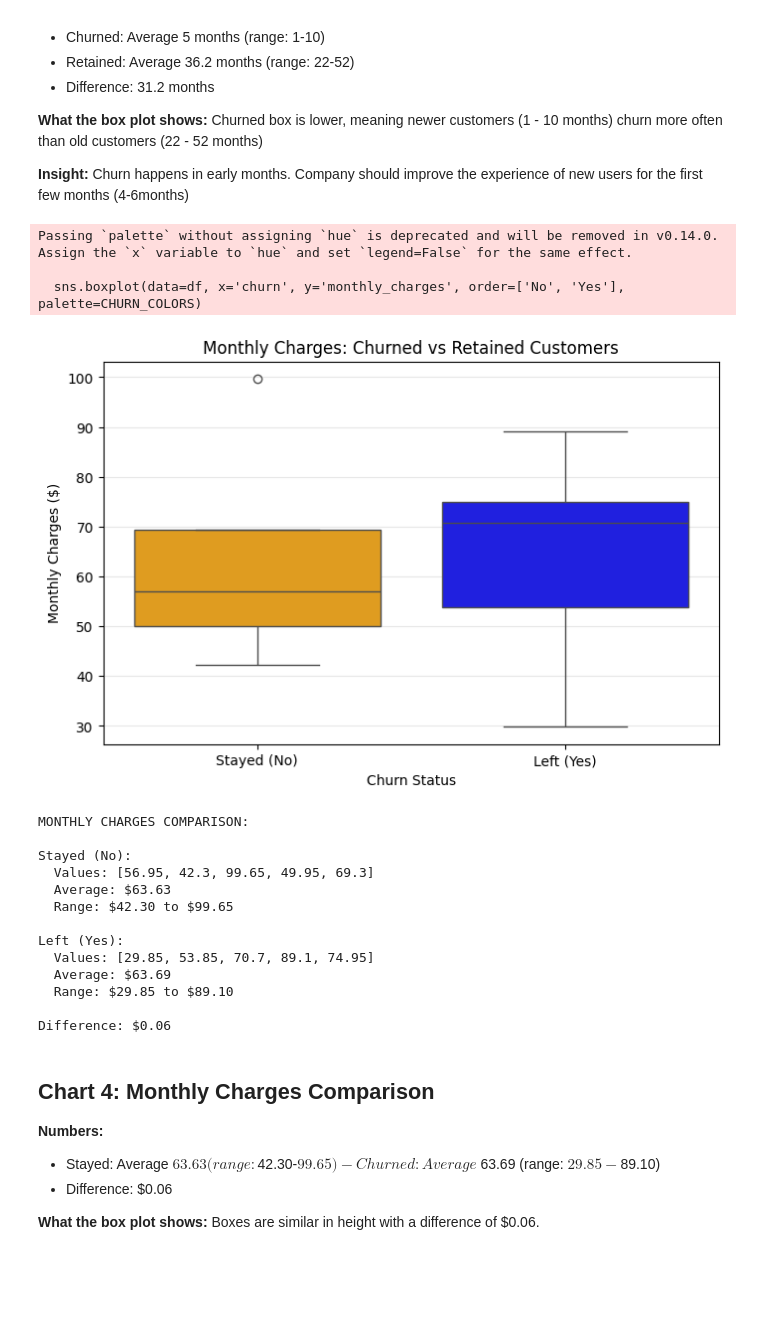
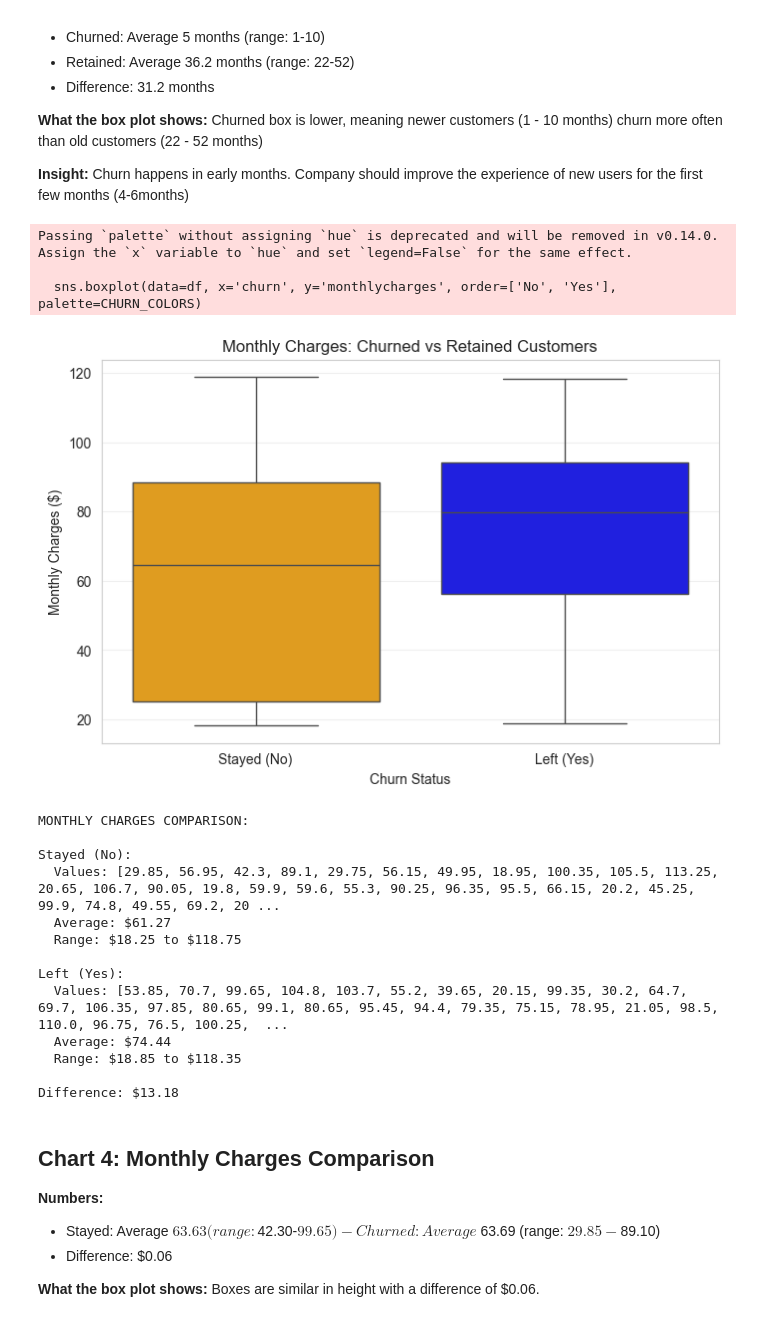
Before and after one commit to alexis-aquino/customer-churner, a Jupyter notebook: notebooks/01_load_data.ipynb, the cells around one changed output. Saved outputs shown, nothing was run; the diff lists cells and outputs as text; code cells hidden in the pictures; blank space fills up the shorter version.

```diff
--- a/notebooks/01_load_data.ipynb
+++ b/notebooks/01_load_data.ipynb
@@ -694,29 +709,29 @@ Churn happens in early months. Company should improve the experience of new user
 # %%
 # Box plot comparing monthly charges
 plt.figure(figsize=(8, 5))
-sns.boxplot(data=df, x='churn', y='monthly_charges', order=['No', 'Yes'], palette=CHURN_COLORS)
+sns.boxplot(data=df, x='churn', y='monthlycharges', order=['No', 'Yes'], palette=CHURN_COLORS)
 plt.title('Monthly Charges: Churned vs Retained Customers')
 plt.xlabel('Churn Status')
 plt.ylabel('Monthly Charges ($)')
 plt.xticks([0, 1], ['Stayed (No)', 'Left (Yes)'])
 plt.grid(axis='y', alpha=0.3)
 plt.show()
 # %% [output]
 Passing `palette` without assigning `hue` is deprecated and will be removed in v0.14.0. Assign the `x` variable to `hue` and set `legend=False` for the same effect.
 
-  sns.boxplot(data=df, x='churn', y='monthly_charges', order=['No', 'Yes'], palette=CHURN_COLORS)
+  sns.boxplot(data=df, x='churn', y='monthlycharges', order=['No', 'Yes'], palette=CHURN_COLORS)
-[figure, old version]
+[figure, new version]
 # %%
 print("MONTHLY CHARGES COMPARISON:\n")
 
 print("Stayed (No):")
-stayed = df[df['churn'] == 'No']['monthly_charges']
+stayed = df[df['churn'] == 'No']['monthlycharges']
 print(f"  Values: {stayed.tolist()}")
 print(f"  Average: ${stayed.mean():.2f}")
 print(f"  Range: ${stayed.min():.2f} to ${stayed.max():.2f}")
 
 print("\nLeft (Yes):")
-churned = df[df['churn'] == 'Yes']['monthly_charges']
+churned = df[df['churn'] == 'Yes']['monthlycharges']
 print(f"  Values: {churned.tolist()}")
 print(f"  Average: ${churned.mean():.2f}")
 print(f"  Range: ${churned.min():.2f} to ${churned.max():.2f}")
@@ -726,16 +741,16 @@ print(f"\nDifference: ${churned.mean() - stayed.mean():.2f}")
 MONTHLY CHARGES COMPARISON:
 
 Stayed (No):
-  Values: [56.95, 42.3, 99.65, 49.95, 69.3]
-  Average: $63.63
-  Range: $42.30 to $99.65
+  Values: [29.85, 56.95, 42.3, 89.1, 29.75, 56.15, 49.95, 18.95, 100.35, 105.5, 113.25, 20.65, 106.7, 90.05, 19.8, 59.9, 59.6, 55.3, 90.25, 96.35, 95.5, 66.15, 20.2, 45.25, 99.9, 74.8, 49.55, 69.2, 20 ...
+  Average: $61.27
+  Range: $18.25 to $118.75
 
 Left (Yes):
-  Values: [29.85, 53.85, 70.7, 89.1, 74.95]
-  Average: $63.69
-  Range: $29.85 to $89.10
+  Values: [53.85, 70.7, 99.65, 104.8, 103.7, 55.2, 39.65, 20.15, 99.35, 30.2, 64.7, 69.7, 106.35, 97.85, 80.65, 99.1, 80.65, 95.45, 94.4, 79.35, 75.15, 78.95, 21.05, 98.5, 110.0, 96.75, 76.5, 100.25,  ...
+  Average: $74.44
+  Range: $18.85 to $118.35
 
-Difference: $0.06
+Difference: $13.18
 # %% [markdown]
 ## Chart 4: Monthly Charges Comparison
 
```
Also changed, not shown: parts of 59 cells of this notebook, 8 other files.
